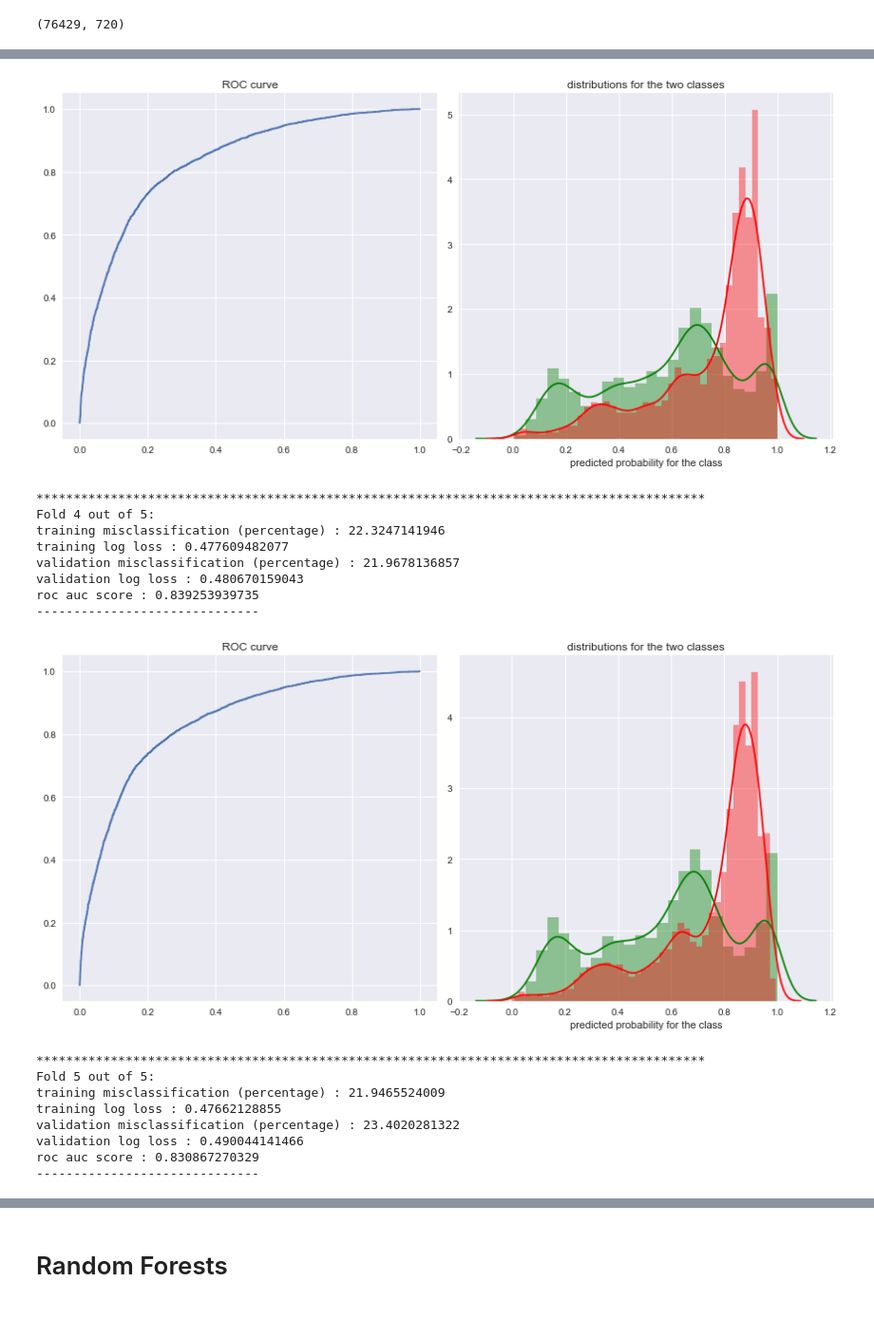
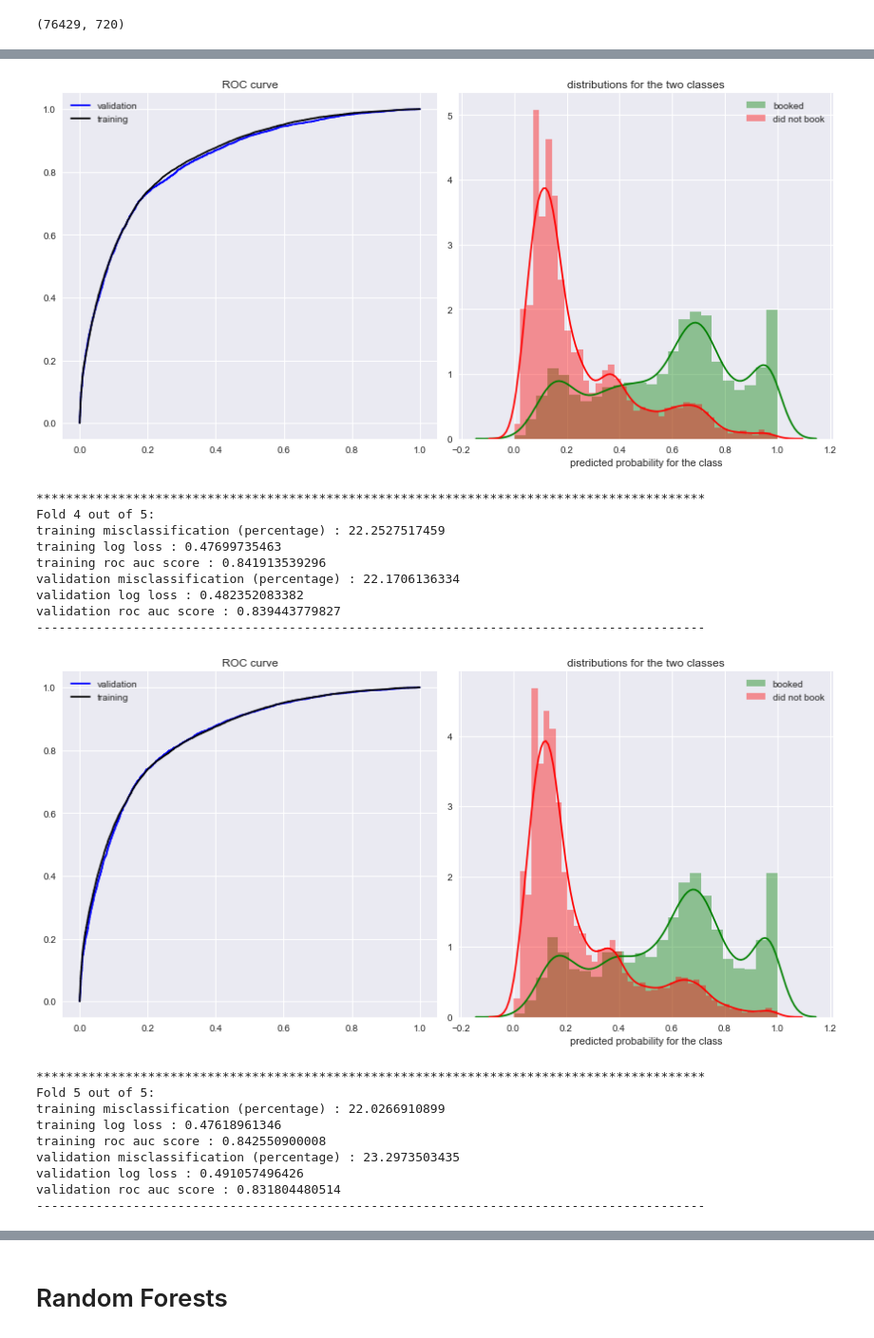
Before and after one commit to partha0solapurkar/springboard_data_science_intensive, a Jupyter notebook: capstone_project/preliminary_model.ipynb, the cells around one changed output, grey strips where cells are left out. Shown at 95% size. Drawn from its saved outputs; the diff is of its cells as text; code cells hidden in the pictures.

```diff
--- a/capstone_project/preliminary_model.ipynb
+++ b/capstone_project/preliminary_model.ipynb
@@ -180,42 +184,46 @@ for train, cv in kf.split(X_users):
 #     y_train = y_train.iloc[samples]
 
     # train a logistic regression classifier
-    clf = LogisticRegression(penalty='l2')
-    #clf = MLPClassifier((8), activation='logistic')
+    clf = LogisticRegression(penalty='l2', C=0.1)
+    #clf = MLPClassifier((8), activation='logistic', alpha=0.1)
     clf.fit(X_train, y_train)
 
     # check the performance on the training set
     predictions_train = clf.predict(X_train)
-    E_train = (100. - (y_train == predictions_train).sum() * 100. / float(len(y_train)))
+    E_train = (y_train != predictions_train).sum() * 100. / float(len(y_train))
     print 'training misclassification (percentage) :', E_train
     prob_train = clf.predict_proba(X_train)
     print 'training log loss :', log_loss(y_train, prob_train)
+    print 'training roc auc score :', roc_auc_score(y_train, prob_train[:, 1])
 
     # check the performance on the validation set
     predictions_cv = clf.predict(X_cv)
-    E_cv = (100. - (y_cv == predictions_cv).sum() * 100. / float(len(y_cv)))
+    E_cv = (y_cv != predictions_cv).sum() * 100. / float(len(y_cv))
     print 'validation misclassification (percentage) :', E_cv
     prob_cv = clf.predict_proba(X_cv)
     print 'validation log loss :', log_loss(y_cv, prob_cv)
+    print 'validation roc auc score :', roc_auc_score(y_cv, prob_cv[:, 1])
 
-    # print the area under the ROC curve
-    print 'roc auc score :', roc_auc_score(y_cv, prob_cv[:, 1])
-    print '-'*30
+    print '-'*90
+
+    fig, (ax1, ax2) = plt.subplots(1,2, figsize=(12,6))
 
     # plot the roc curve and probability distributions of the two classes
     fpr, tpr, thresholds = roc_curve(y_cv, prob_cv[:, 1])
-    fig, (ax1, ax2) = plt.subplots(1,2, figsize=(12,6))
-    ax1.plot(fpr, tpr)
+    ax1.plot(fpr, tpr, label='validation', color='blue')
+    fpr, tpr, thresholds = roc_curve(y_train, prob_train[:, 1])
+    ax1.plot(fpr, tpr, label='training', color='black')
+    ax1.legend()
     ax1.set_title('ROC curve')
 
     # plot the probability distribution for the two classes on the validation set
     distr_p1 = pd.Series(prob_cv[:, 1], index=y_cv).loc[1].values
-    distr_p0 = pd.Series(prob_cv[:, 0], index=y_cv).loc[0].values
-    ax2.legend()
+    distr_p0 = pd.Series(prob_cv[:, 1], index=y_cv).loc[0].values
     ax2 = sns.distplot(distr_p1, color='green', label='booked')
     ax2 = sns.distplot(distr_p0, color='red', label='did not book')
     ax2.set_title('distributions for the two classes')
     ax2.set_xlabel('predicted probability for the class')
+    ax2.legend()
     fig.tight_layout()
     plt.show()
     print '*'*90
@@ -248,18 +259,20 @@ roc auc score : 0.835411633562
-[figure, old version]
+[figure, new version]
 ******************************************************************************************
 Fold 4 out of 5:
-training misclassification (percentage) : 22.3247141946
-training log loss : 0.477609482077
-validation misclassification (percentage) : 21.9678136857
-validation log loss : 0.480670159043
-roc auc score : 0.839253939735
-------------------------------
+training misclassification (percentage) : 22.2527517459
+training log loss : 0.47699735463
+training roc auc score : 0.841913539296
+validation misclassification (percentage) : 22.1706136334
+validation log loss : 0.482352083382
+validation roc auc score : 0.839443779827
+------------------------------------------------------------------------------------------
-[figure, old version]
+[figure, new version]
 ******************************************************************************************
 Fold 5 out of 5:
-training misclassification (percentage) : 21.9465524009
-training log loss : 0.47662128855
-validation misclassification (percentage) : 23.4020281322
-validation log loss : 0.490044141466
-roc auc score : 0.830867270329
-------------------------------
+training misclassification (percentage) : 22.0266910899
+training log loss : 0.47618961346
+training roc auc score : 0.842550900008
+validation misclassification (percentage) : 23.2973503435
+validation log loss : 0.491057496426
+validation roc auc score : 0.831804480514
+------------------------------------------------------------------------------------------
```
Also changed, not shown: parts of 12 cells of this notebook.
